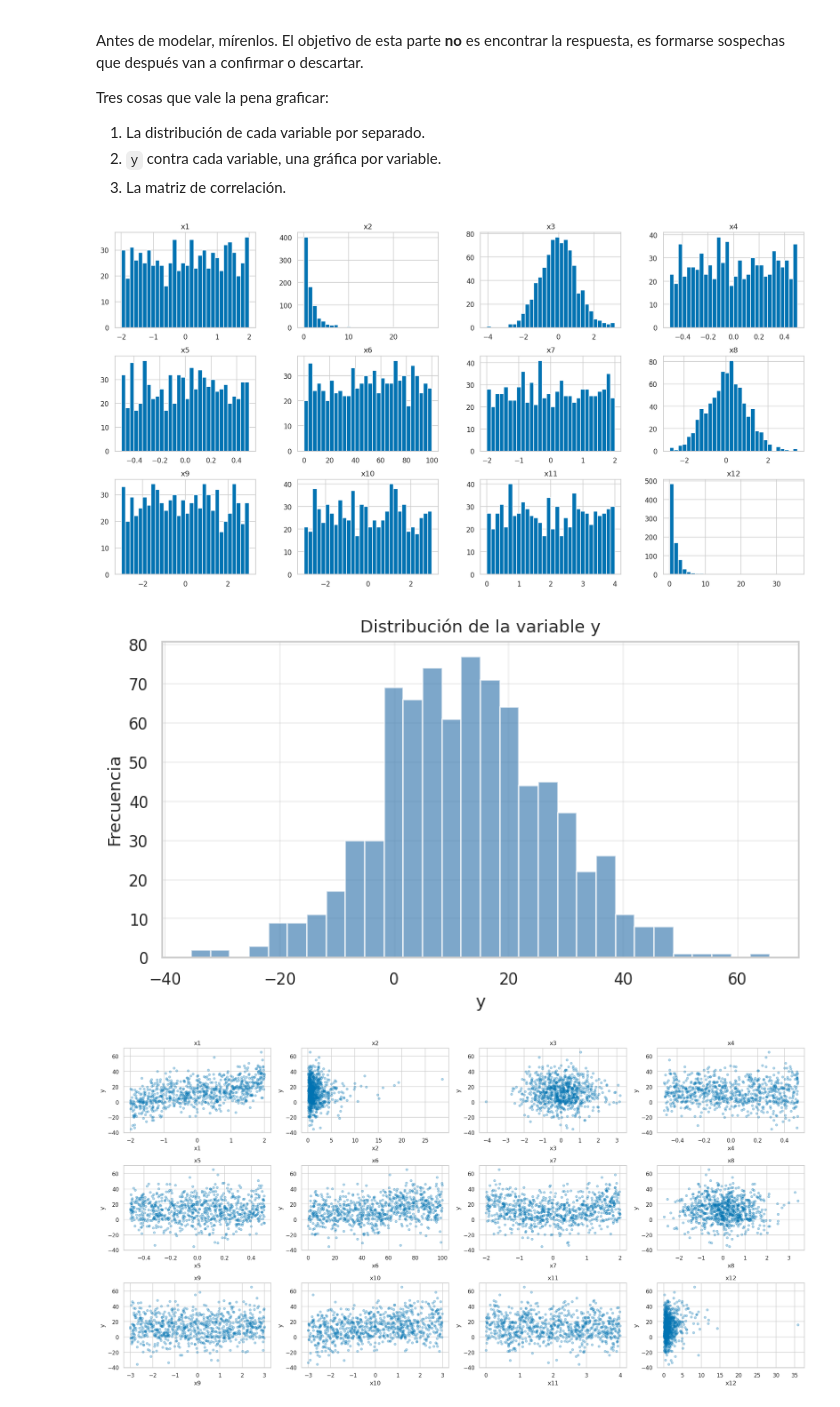
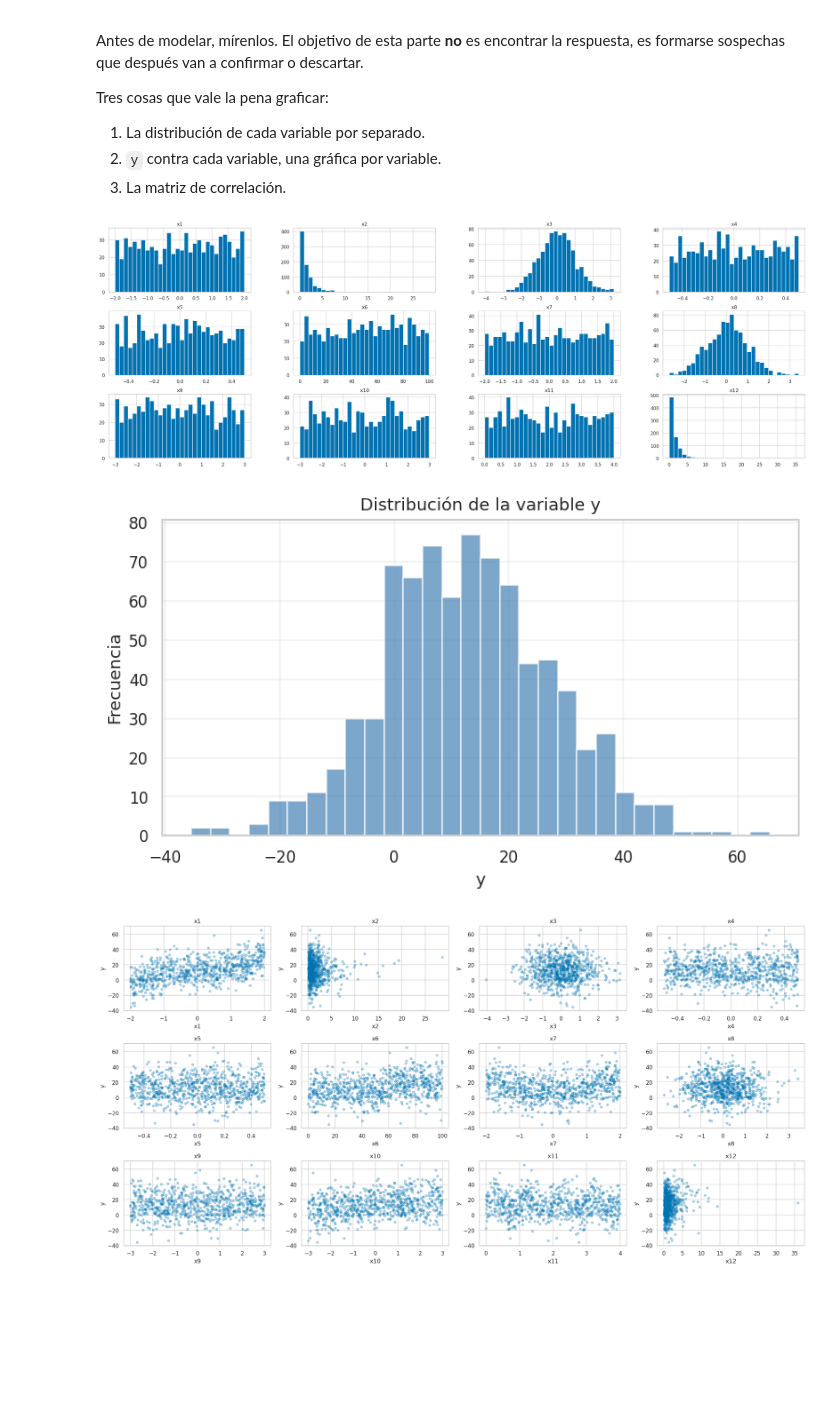
Before and after one commit to lafarch/mineria_datos, a Jupyter notebook: tareas/tarea_01_aproximacion_funcion.ipynb, the cells around one changed output. Cells and saved outputs as stored; diff of their text form; code cells hidden in the pictures; blank space fills up the shorter version.

```diff
--- a/tareas/tarea_01_aproximacion_funcion.ipynb
+++ b/tareas/tarea_01_aproximacion_funcion.ipynb
@@ -230,19 +230,19 @@ Tres cosas que vale la pena graficar:
 # %%
 # TODO: distribución de cada una de las 12 variables.
 # Pista de método: `train[VARIABLES].hist(...)` hace las 12 de un golpe.
-train[VARIABLES].hist(figsize=(20, 10), bins=30, layout=(3, 4))
+train[VARIABLES].hist(figsize=(30, 10), bins=30, layout=(3, 4))
 plt.show()
 
 # Distribución de la variable objetivo
 plt.figure(figsize=(8, 4))
 plt.hist(train['y'], bins=30, color='steelblue', alpha=0.7)
 plt.title('Distribución de la variable y')
 plt.xlabel('y')
 plt.ylabel('Frecuencia')
 plt.grid(True, alpha=0.3)
 plt.show()
 # %% [output]
-[figure, old version]
+[figure, new version]
 [figure]
 # %%
 # TODO: `y` contra cada variable. Una rejilla de 12 paneles.
```
Also changed, not shown: parts of 18 cells of this notebook, 1 other file.
